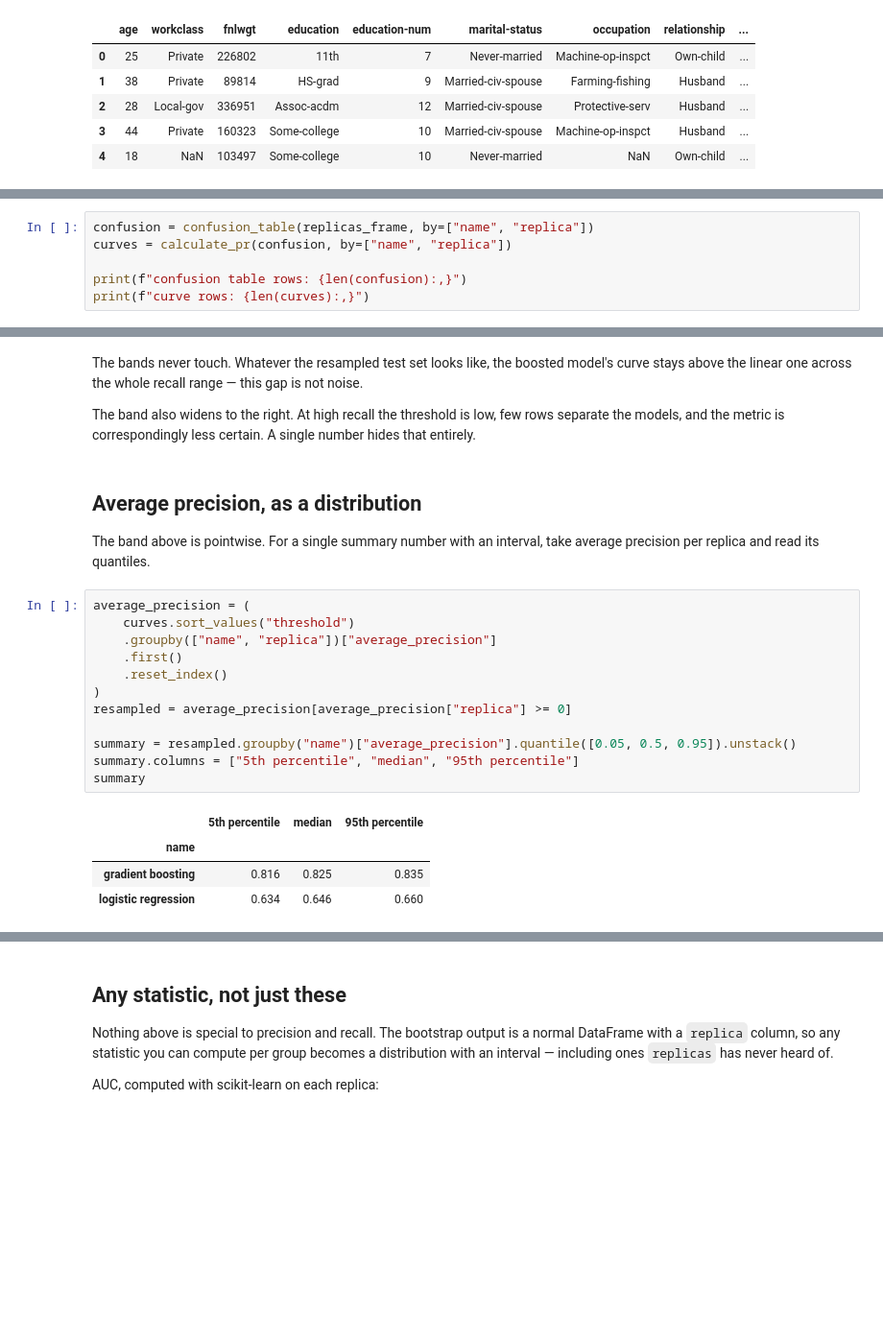
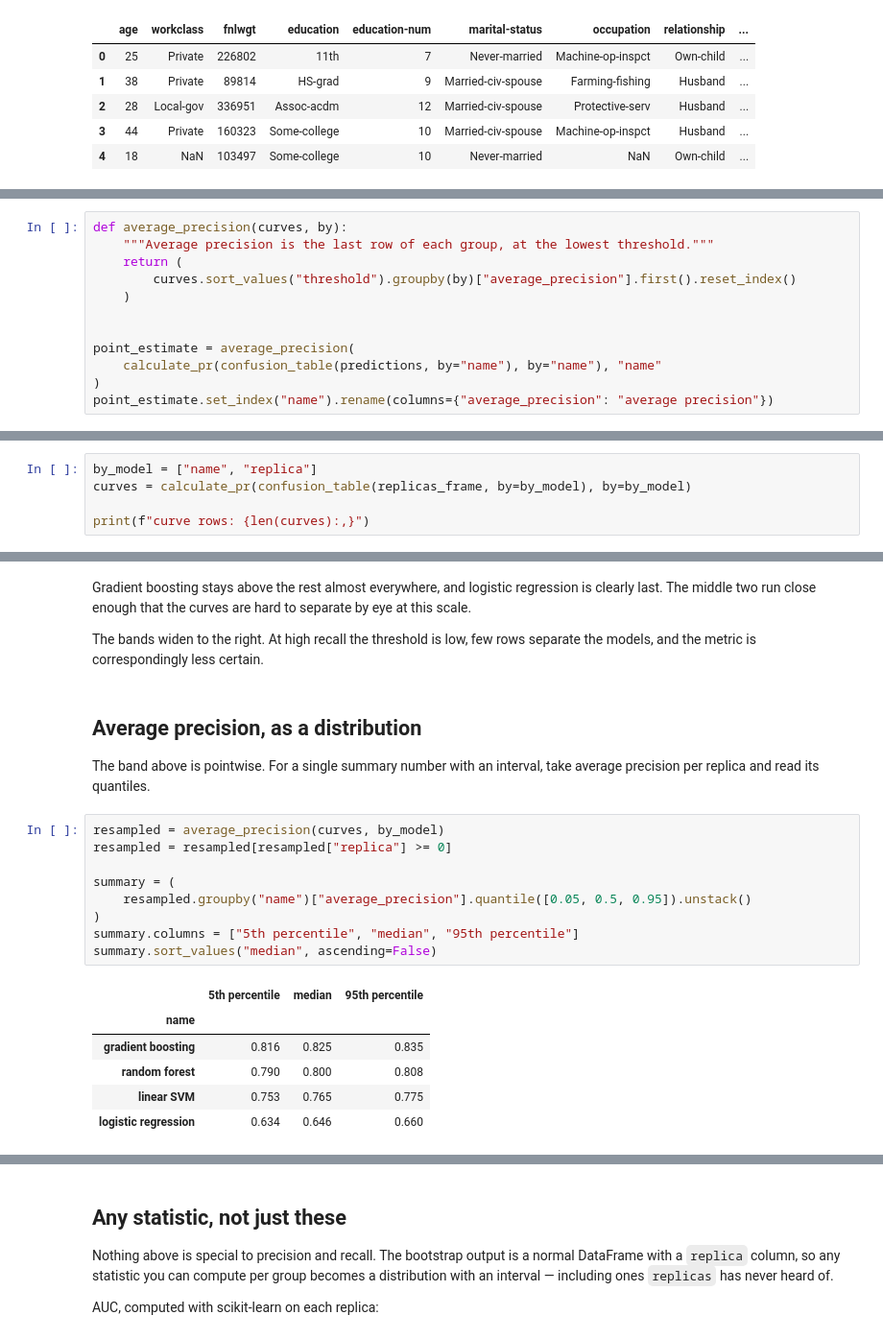
Before and after one commit to hamed/replicas, a Jupyter notebook: examples/census_income.ipynb, the cells around one changed output, grey strips where cells are left out. Shown at 96% size. Cells and saved outputs as stored; diff of their text form; blank space fills up the shorter version.

```diff
--- a/examples/census_income.ipynb
+++ b/examples/census_income.ipynb
@@ -172,0 +205,12 @@ different test set.
+# %%
+def average_precision(curves, by):
+    """Average precision is the last row of each group, at the lowest threshold."""
+    return (
+        curves.sort_values("threshold").groupby(by)["average_precision"].first().reset_index()
+    )
+
+
+point_estimate = average_precision(
+    calculate_pr(confusion_table(predictions, by="name"), by="name"), "name"
+)
+point_estimate.set_index("name").rename(columns={"average_precision": "average precision"})
@@ -203,7 +258,6 @@ the grouping. That is the whole API: bootstrap once, then group by `replica`.
 # %%
-confusion = confusion_table(replicas_frame, by=["name", "replica"])
-curves = calculate_pr(confusion, by=["name", "replica"])
+by_model = ["name", "replica"]
+curves = calculate_pr(confusion_table(replicas_frame, by=by_model), by=by_model)
 
-print(f"confusion table rows: {len(confusion):,}")
 print(f"curve rows: {len(curves):,}")
 # %% [output]
@@ -223,30 +276,28 @@ plt.show()
 # %% [markdown]
-The bands never touch. Whatever the resampled test set looks like, the
-boosted model's curve stays above the linear one across the whole recall
-range — this gap is not noise.
+Gradient boosting stays above the rest almost everywhere, and logistic
+regression is clearly last. The middle two run close enough that the curves are
+hard to separate by eye at this scale.
 
-The band also widens to the right. At high recall the threshold is low, few
-rows separate the models, and the metric is correspondingly less certain. A
-single number hides that entirely.
+The bands widen to the right. At high recall the threshold is low, few rows
+separate the models, and the metric is correspondingly less certain.
 # %% [markdown]
 ## Average precision, as a distribution
 
 The band above is pointwise. For a single summary number with an interval,
 take average precision per replica and read its quantiles.
 # %%
-average_precision = (
-    curves.sort_values("threshold")
-    .groupby(["name", "replica"])["average_precision"]
-    .first()
-    .reset_index()
+resampled = average_precision(curves, by_model)
+resampled = resampled[resampled["replica"] >= 0]
+
+summary = (
+    resampled.groupby("name")["average_precision"].quantile([0.05, 0.5, 0.95]).unstack()
 )
-resampled = average_precision[average_precision["replica"] >= 0]
-
-summary = resampled.groupby("name")["average_precision"].quantile([0.05, 0.5, 0.95]).unstack()
 summary.columns = ["5th percentile", "median", "95th percentile"]
-summary
+summary.sort_values("median", ascending=False)
 # %% [output]
 |  | 5th percentile | median | 95th percentile |
 | name |  |  |  |
 | gradient boosting | 0.816 | 0.825 | 0.835 |
+| random forest | 0.790 | 0.800 | 0.808 |
+| linear SVM | 0.753 | 0.765 | 0.775 |
 | logistic regression | 0.634 | 0.646 | 0.660 |
```
Also changed, not shown: parts of 39 cells of this notebook, 2 other files.
